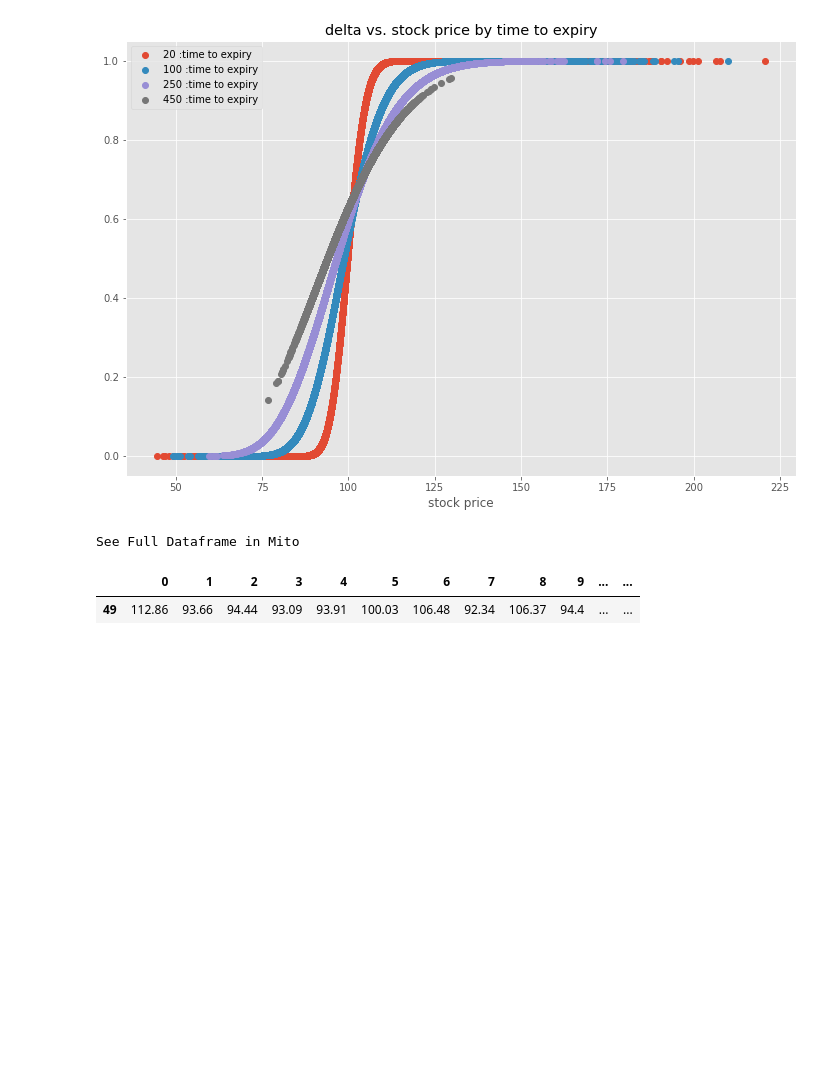
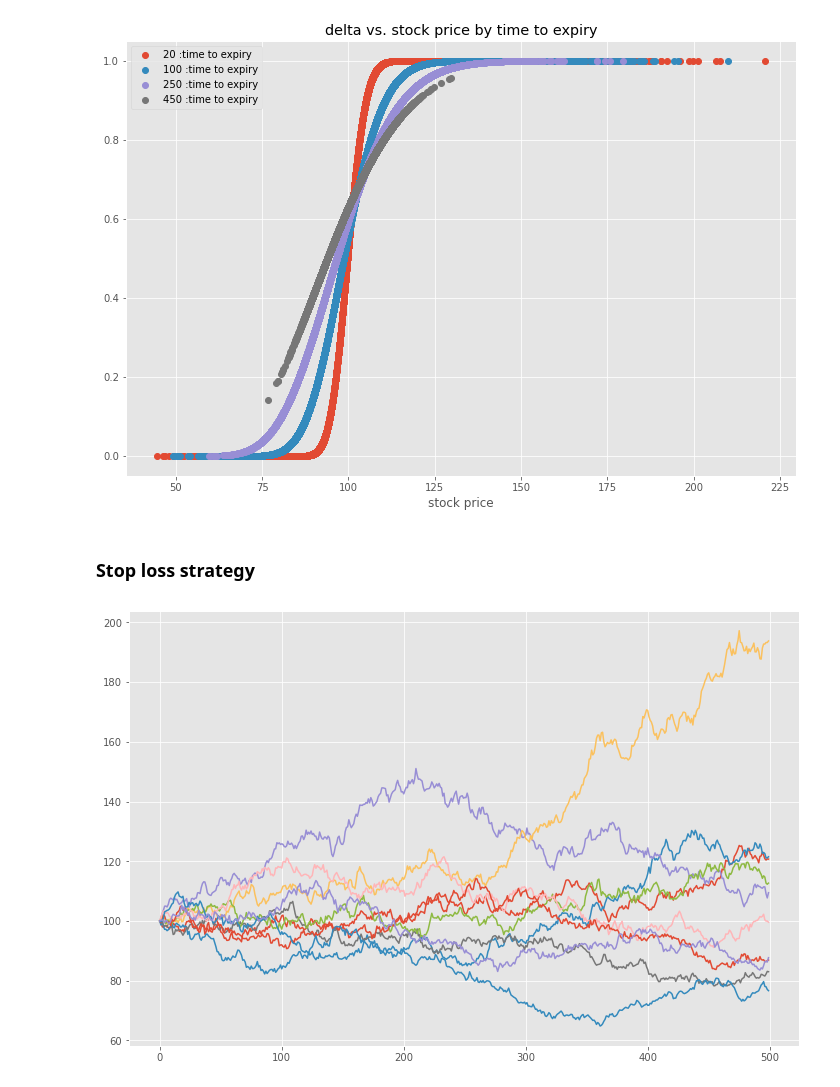
Before and after one commit to cSharma19/Qfin_projects, a Jupyter notebook: delta_hedging/delta_hedging_sims.ipynb, the cells around one changed output. Cells and saved outputs as stored; diff of their text form; code cells hidden in the pictures; blank space fills up the shorter version.

Commit message:
230504 added stop loss

```diff
--- a/delta_hedging/delta_hedging_sims.ipynb
+++ b/delta_hedging/delta_hedging_sims.ipynb
@@ -175,12 +181,11 @@ plt.xlabel('stock price');
 plt.legend();
 # %% [output]
 [figure]
-# %%
-ts = 450
-slice_path = hedge_strat['path'].iloc[-ts-1:-ts,:]
-slice_delta = hedge_strat['delta'].iloc[-ts-1:-ts,:]
-slice_path
-# %% [output]
-See Full Dataframe in Mito
-|  | 0 | 1 | 2 | 3 | 4 | 5 | 6 | 7 | 8 | 9 | ... | ... |
-| 49 | 112.86 | 93.66 | 94.44 | 93.09 | 93.91 | 100.03 | 106.48 | 92.34 | 106.37 | 94.4 | ... | ... |
+# %% [markdown]
+### Stop loss strategy
+# %%
+stoploss_strat = stoploss(sigma, strike, ttm, epsilon, numSteps, numPaths, call0)
+# %%
+plt.plot(stoploss_strat[0]);
+# %% [output]
+[figure, added]
```
Also changed, not shown: parts of 20 cells of this notebook, 1 other file.
